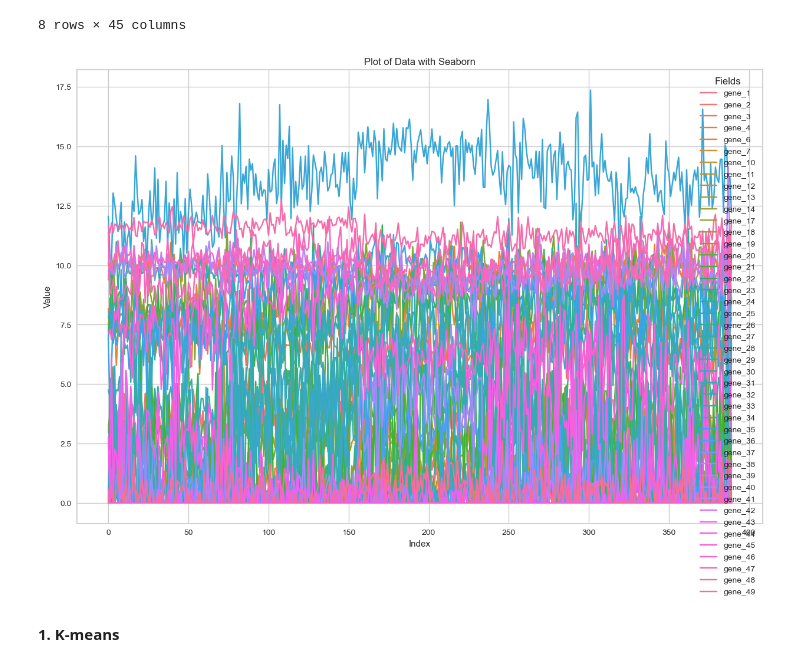
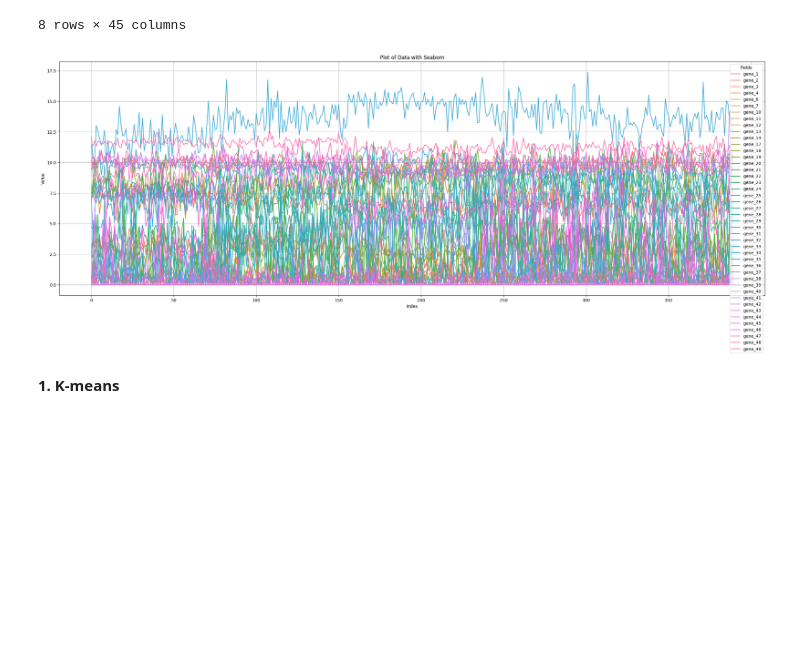
Before and after one commit to ChamikaGunarathna/DM_Group_project, a Jupyter notebook: clustering of cancer gene data.ipynb, the cells around one changed output. Cells and saved outputs as stored; diff of their text form; code cells hidden in the pictures; blank space fills up the shorter version.

```diff
--- a/clustering of cancer gene data.ipynb
+++ b/clustering of cancer gene data.ipynb
@@ -97,16 +81,16 @@ df.describe()
 8 rows × 45 columns
 # %%
 # Plotting with seaborn
-plt.figure(figsize=(15, 10))
+plt.figure(figsize=(30, 10))
 
 # Use seaborn's lineplot to plot all fields at once
 sns.lineplot(data=df.iloc[:,:-1], dashes=False)
 
 plt.title('Plot of Data with Seaborn')
 plt.xlabel('Index')
 plt.ylabel('Value')
 plt.legend(title='Fields')
 plt.grid(True)
 plt.show()
 # %% [output]
-[figure, old version]
+[figure, new version]
```
Also changed, not shown: parts of 5 cells of this notebook, 1 other file.
